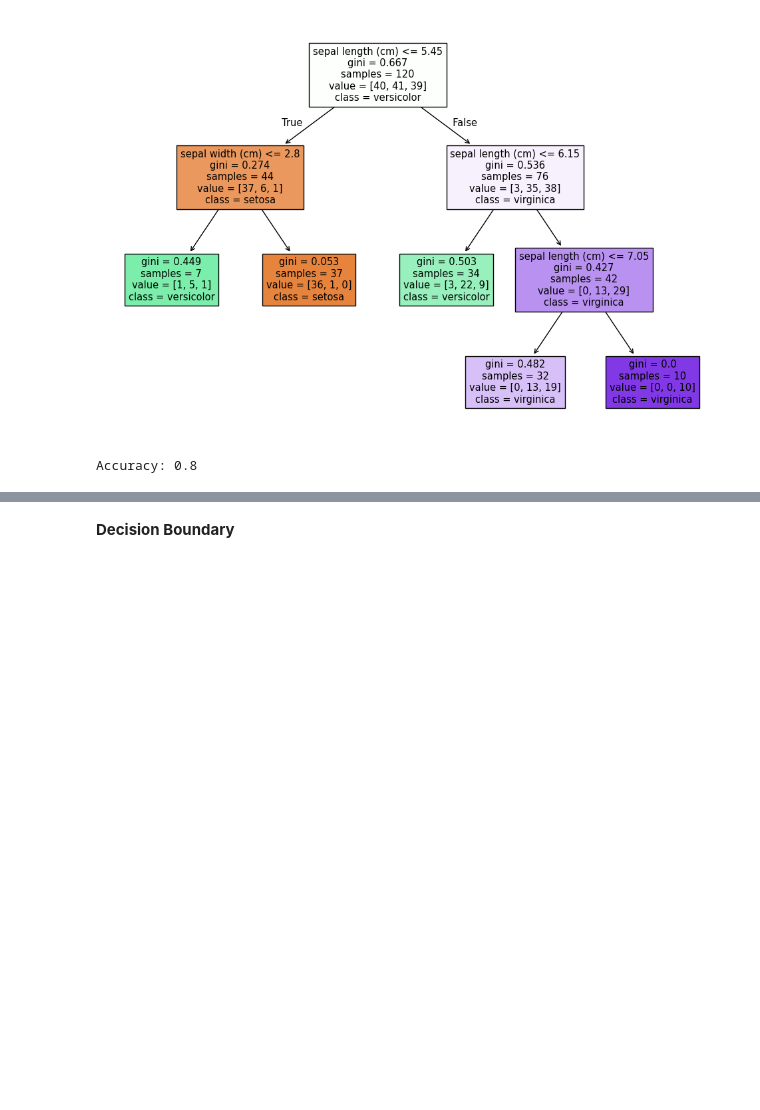
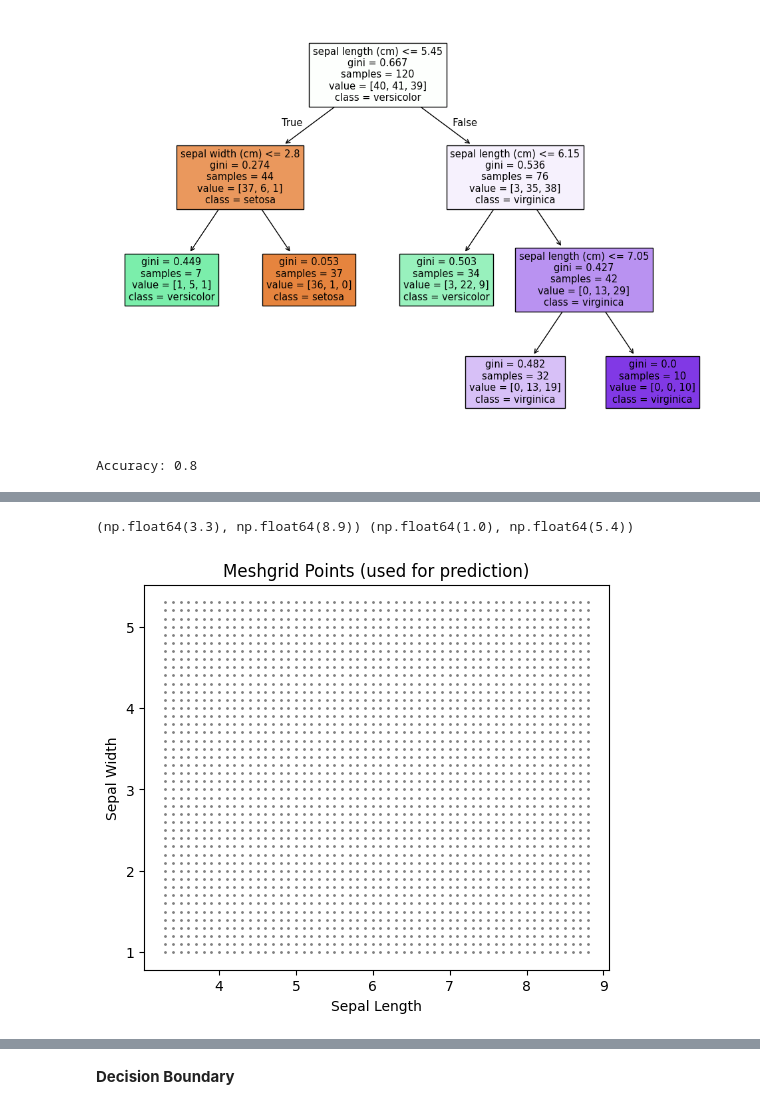
Before and after one commit to jain40470/Machine-Learning, a Jupyter notebook: EnsembleLearning/Bagging/DecisionTrees/classification.ipynb, the cells around one changed output, grey strips where cells are left out. Drawn from its saved outputs; the diff is of its cells as text; code cells hidden in the pictures; blank space fills up the shorter version.

```diff
--- a/EnsembleLearning/Bagging/DecisionTrees/classification.ipynb
+++ b/EnsembleLearning/Bagging/DecisionTrees/classification.ipynb
@@ -38,0 +53,42 @@ Accuracy: 0.8
+# %%
+import numpy as np
+
+x_min, x_max = X[:, 0].min() - 1, X[:, 0].max() + 1
+y_min, y_max = X[:, 1].min() - 1, X[:, 1].max() + 1
+
+xx, yy = np.meshgrid(np.arange(x_min, x_max, 0.1), np.arange(y_min, y_max, 0.1))
+
+
+# Example
+# x_min, x_max = 1, 4
+# y_min, y_max = 10, 13
+# np.arange(x_min, x_max, 1) → [1, 2, 3]
+# np.arange(y_min, y_max, 1) → [10, 11, 12]
+# xx, yy = np.meshgrid([1, 2, 3], [10, 11, 12])
+# xx : [[1 2 3]
+#       [1 2 3]
+#       [1 2 3]]
+# yy : [[10 10 10]
+#       [11 11 11]
+#       [12 12 12]]
+# (xx[0,0], yy[0,0]) = (1, 10)
+# (xx[0,1], yy[0,1]) = (2, 10)
+# (xx[0,2], yy[0,2]) = (3, 10)
+# (xx[1,0], yy[1,0]) = (1, 11)
+# ...
+# (xx[2,2], yy[2,2]) = (3, 12)
+
+
+
+
+print((x_min , x_max)  , (y_min , y_max))
+
+plt.figure(figsize=(6, 5))
+plt.scatter(xx, yy, s=1, color='gray')
+plt.title("Meshgrid Points (used for prediction)")
+plt.xlabel("Sepal Length")
+plt.ylabel("Sepal Width")
+plt.show()
+# %% [output]
+(np.float64(3.3), np.float64(8.9)) (np.float64(1.0), np.float64(5.4))
+[figure, added]
```
Also changed, not shown: parts of 37 cells of this notebook, 1 other file.
